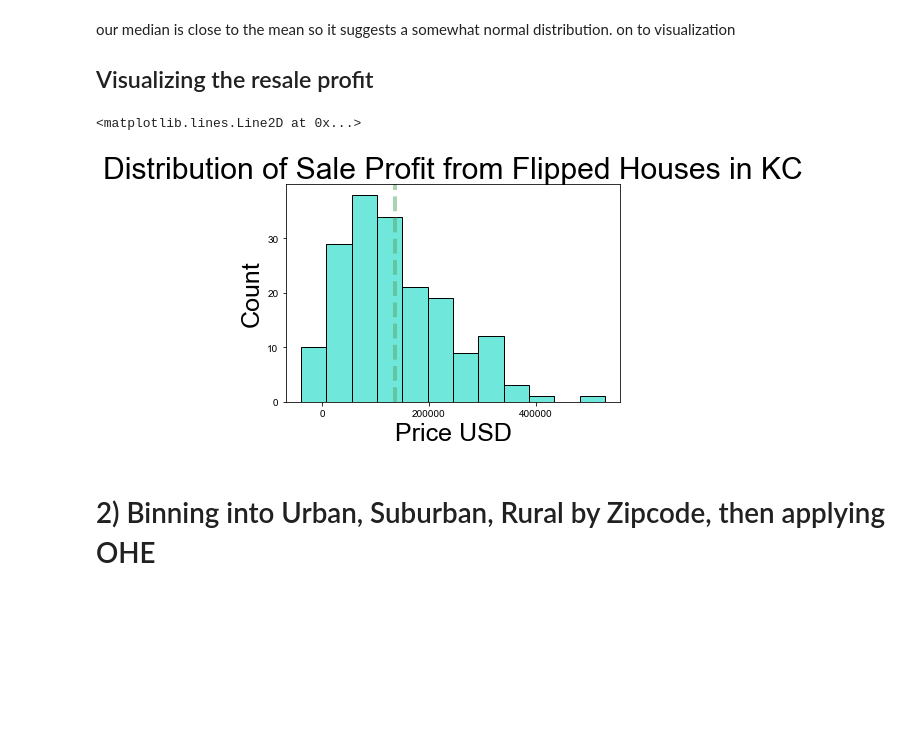
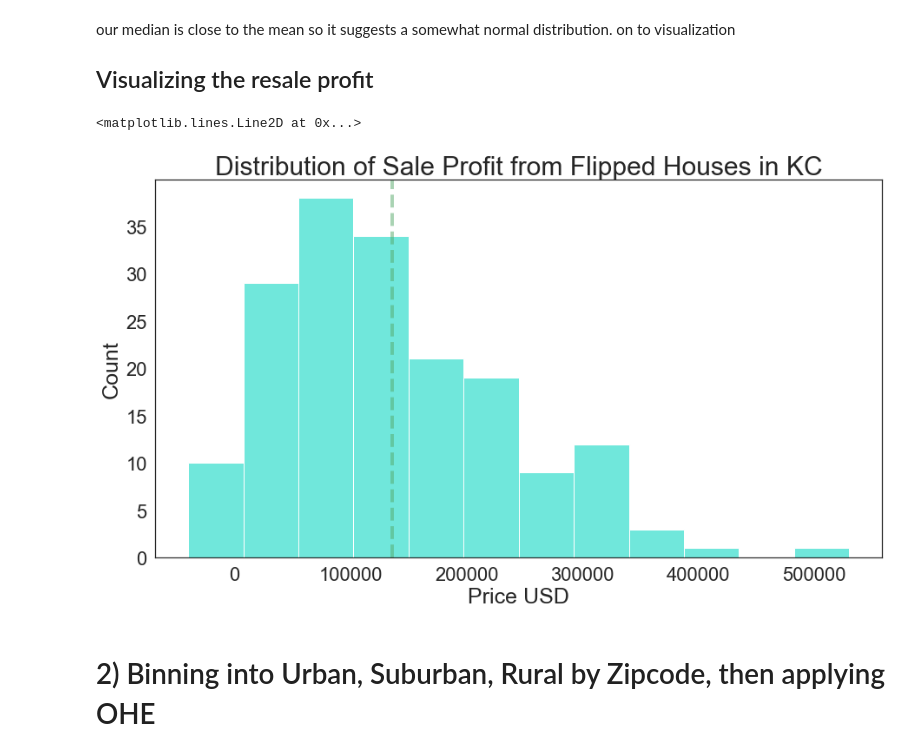
Before and after one commit to soohojp/Phase2_Project, a Jupyter notebook: clean_and_FE.ipynb, the cells around one changed output. Drawn from its saved outputs; the diff is of its cells as text; code cells hidden in the pictures; blank space fills up the shorter version.

Commit message:
FE and data cleaning notebook - fixed chart size

```diff
--- a/clean_and_FE.ipynb
+++ b/clean_and_FE.ipynb
@@ -95,14 +95,14 @@ our median is close to the mean so it suggests a somewhat normal distribution. o
 ## Visualizing the resale profit
 # %%
 p = sns.histplot(resale_profit['price'].dropna(), color = 'turquoise')
-sns.set(style = 'white', font_scale = 2)
+sns.set(style = 'white', font_scale = 2, rc = {'figure.figsize' : (15,8)})
 p.set_title('Distribution of Sale Profit from Flipped Houses in KC', fontsize = 30)
 p.set_xlabel('Price USD', fontsize = 25)
 p.set_ylabel('Count', fontsize = 25)
 p.axvline(resale_profit['price'].dropna().mean(), color = 'g', linestyle = "--", lw = 4, alpha = 0.5)
 # %% [output]
 <matplotlib.lines.Line2D at 0x...>
-[figure, old version]
+[figure, new version]
 # %% [markdown]
  # 2) Binning into Urban, Suburban, Rural by Zipcode, then applying OHE
 # %%
```
